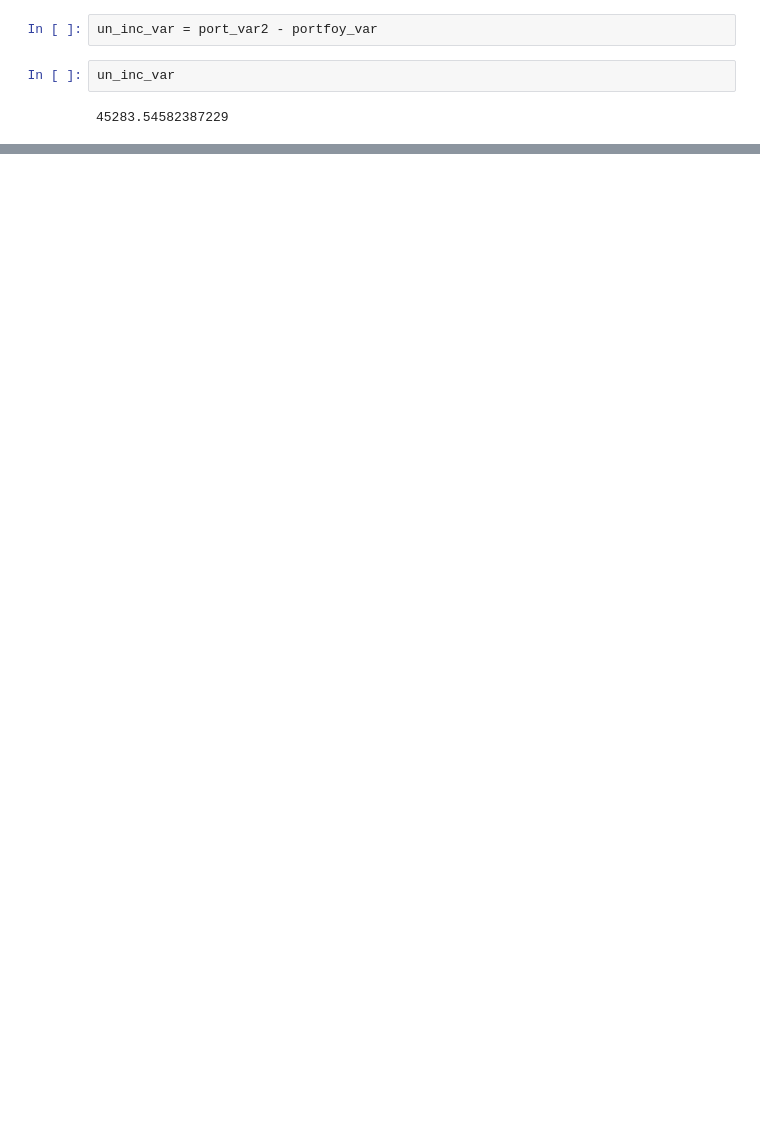
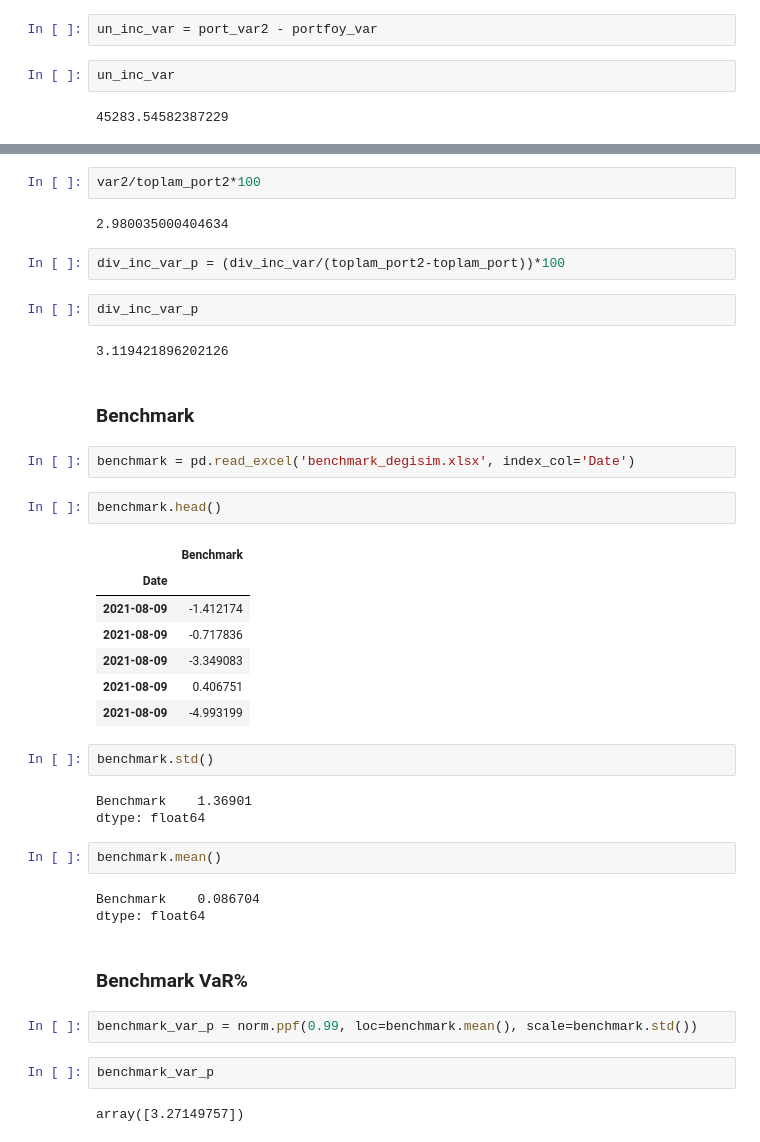
Before and after one commit to rifatcanuzunok/VaR-Calculation-with-UPH-Fund, a Jupyter notebook: UPH/UPH.ipynb, the cells around one changed output, grey strips where cells are left out. Drawn from its saved outputs; the diff is of its cells as text; blank space fills up the shorter version.

```diff
--- a/UPH/UPH.ipynb
+++ b/UPH/UPH.ipynb
@@ -567,0 +605,42 @@ un_inc_var
+# %%
+var2/toplam_port2*100
+# %% [output]
+2.980035000404634
+# %%
+div_inc_var_p = (div_inc_var/(toplam_port2-toplam_port))*100
+# %%
+div_inc_var_p
+# %% [output]
+3.119421896202126
+# %% [markdown]
+### Benchmark
+# %%
+benchmark = pd.read_excel('benchmark_degisim.xlsx', index_col='Date')
+# %%
+benchmark.head()
+# %% [output]
+|  | Benchmark |
+| Date |  |
+| 2021-08-09 | -1.412174 |
+| 2021-08-09 | -0.717836 |
+| 2021-08-09 | -3.349083 |
+| 2021-08-09 | 0.406751 |
+| 2021-08-09 | -4.993199 |
+# %%
+benchmark.std()
+# %% [output]
+Benchmark    1.36901
+dtype: float64
+# %%
+benchmark.mean()
+# %% [output]
+Benchmark    0.086704
+dtype: float64
+# %% [markdown]
+### Benchmark VaR%
+# %%
+benchmark_var_p = norm.ppf(0.99, loc=benchmark.mean(), scale=benchmark.std())
+# %%
+benchmark_var_p
+# %% [output]
+array([3.27149757])
```
Also changed, not shown: parts of 58 cells of this notebook, 7 other files.
